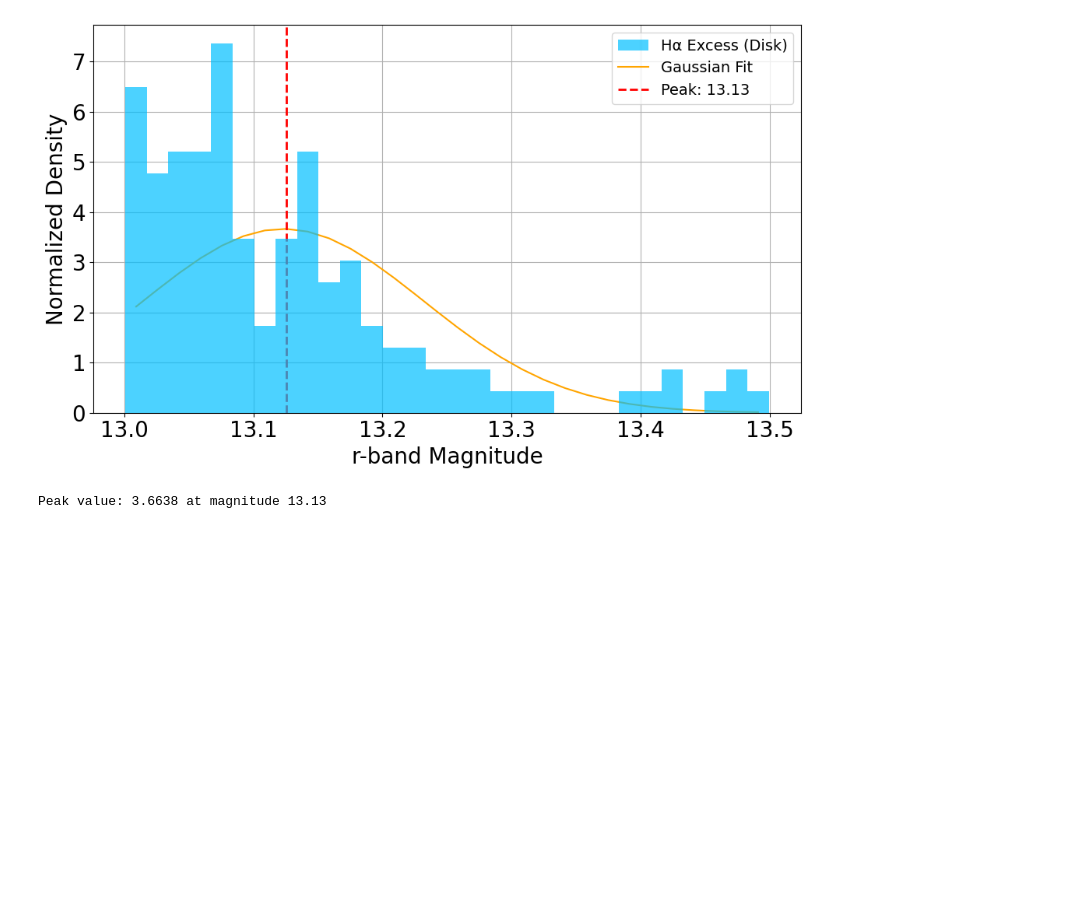
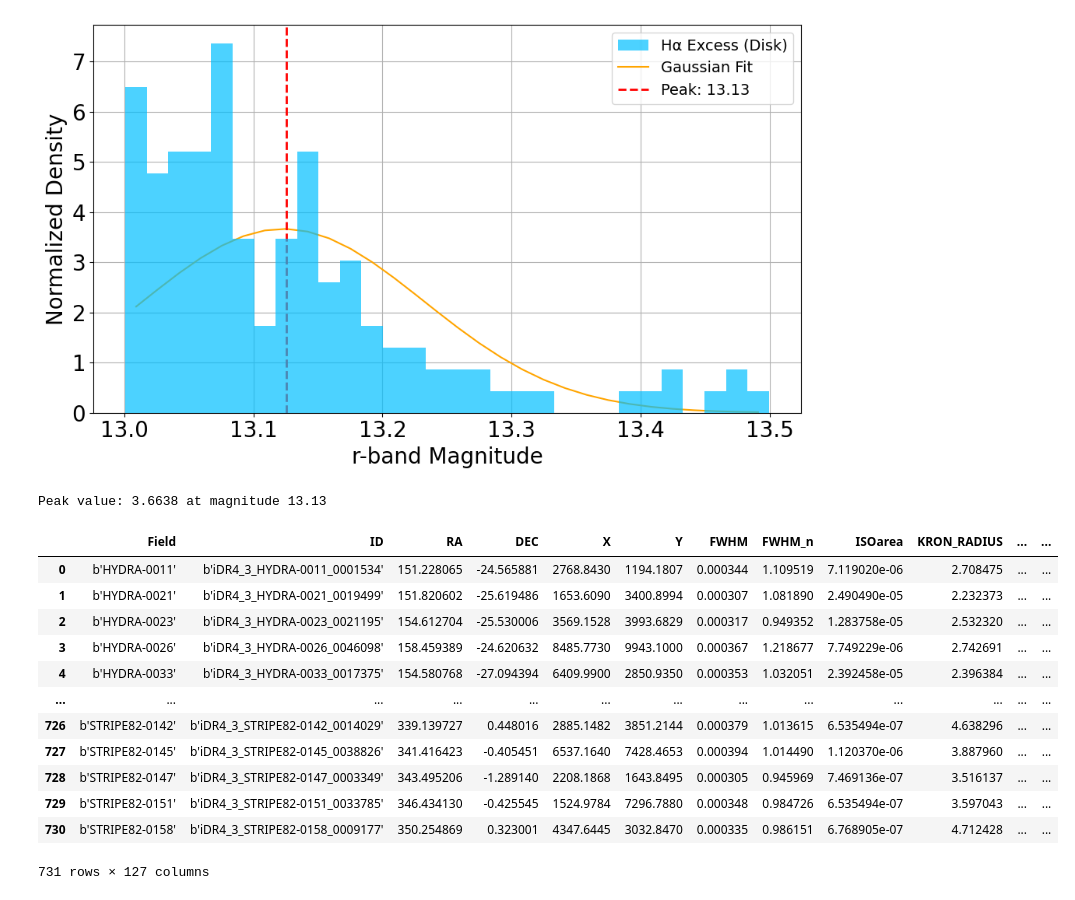
Before and after one commit to AngelGSoto/halpha-splusdr4, a Jupyter notebook: notebooks/distributions.ipynb, the cells around one changed output. Drawn from its saved outputs; the diff is of its cells as text; code cells hidden in the pictures; blank space fills up the shorter version.

```diff
--- a/notebooks/distributions.ipynb
+++ b/notebooks/distributions.ipynb
@@ -166,3 +166,20 @@ print(f"Peak value: {peak_value:.4f} at magnitude {peak_position:.2f}")
 # %% [output]
 [figure]
 Peak value: 3.6638 at magnitude 13.13
+# %%
+df_main = pd.read_csv("../Ha-emitters/Halpha_Mine_PerField_total-unique_simbad.csv")
+df_main
+# %% [output]
+|  | Field | ID | RA | DEC | X | Y | FWHM | FWHM_n | ISOarea | KRON_RADIUS | ... | ... |
+| 0 | b'HYDRA-0011' | b'iDR4_3_HYDRA-0011_0001534' | 151.228065 | -24.565881 | 2768.8430 | 1194.1807 | 0.000344 | 1.109519 | 7.119020e-06 | 2.708475 | ... | ... |
+| 1 | b'HYDRA-0021' | b'iDR4_3_HYDRA-0021_0019499' | 151.820602 | -25.619486 | 1653.6090 | 3400.8994 | 0.000307 | 1.081890 | 2.490490e-05 | 2.232373 | ... | ... |
+| 2 | b'HYDRA-0023' | b'iDR4_3_HYDRA-0023_0021195' | 154.612704 | -25.530006 | 3569.1528 | 3993.6829 | 0.000317 | 0.949352 | 1.283758e-05 | 2.532320 | ... | ... |
+| 3 | b'HYDRA-0026' | b'iDR4_3_HYDRA-0026_0046098' | 158.459389 | -24.620632 | 8485.7730 | 9943.1000 | 0.000367 | 1.218677 | 7.749229e-06 | 2.742691 | ... | ... |
+| 4 | b'HYDRA-0033' | b'iDR4_3_HYDRA-0033_0017375' | 154.580768 | -27.094394 | 6409.9900 | 2850.9350 | 0.000353 | 1.032051 | 2.392458e-05 | 2.396384 | ... | ... |
+| ... | ... | ... | ... | ... | ... | ... | ... | ... | ... | ... | ... | ... |
+| 726 | b'STRIPE82-0142' | b'iDR4_3_STRIPE82-0142_0014029' | 339.139727 | 0.448016 | 2885.1482 | 3851.2144 | 0.000379 | 1.013615 | 6.535494e-07 | 4.638296 | ... | ... |
+| 727 | b'STRIPE82-0145' | b'iDR4_3_STRIPE82-0145_0038826' | 341.416423 | -0.405451 | 6537.1640 | 7428.4653 | 0.000394 | 1.014490 | 1.120370e-06 | 3.887960 | ... | ... |
+| 728 | b'STRIPE82-0147' | b'iDR4_3_STRIPE82-0147_0003349' | 343.495206 | -1.289140 | 2208.1868 | 1643.8495 | 0.000305 | 0.945969 | 7.469136e-07 | 3.516137 | ... | ... |
+| 729 | b'STRIPE82-0151' | b'iDR4_3_STRIPE82-0151_0033785' | 346.434130 | -0.425545 | 1524.9784 | 7296.7880 | 0.000348 | 0.984726 | 6.535494e-07 | 3.597043 | ... | ... |
+| 730 | b'STRIPE82-0158' | b'iDR4_3_STRIPE82-0158_0009177' | 350.254869 | 0.323001 | 4347.6445 | 3032.8470 | 0.000335 | 0.986151 | 6.768905e-07 | 4.712428 | ... | ... |
+731 rows × 127 columns
```
Also changed, not shown: parts of 3 cells of this notebook, 3 other files.
